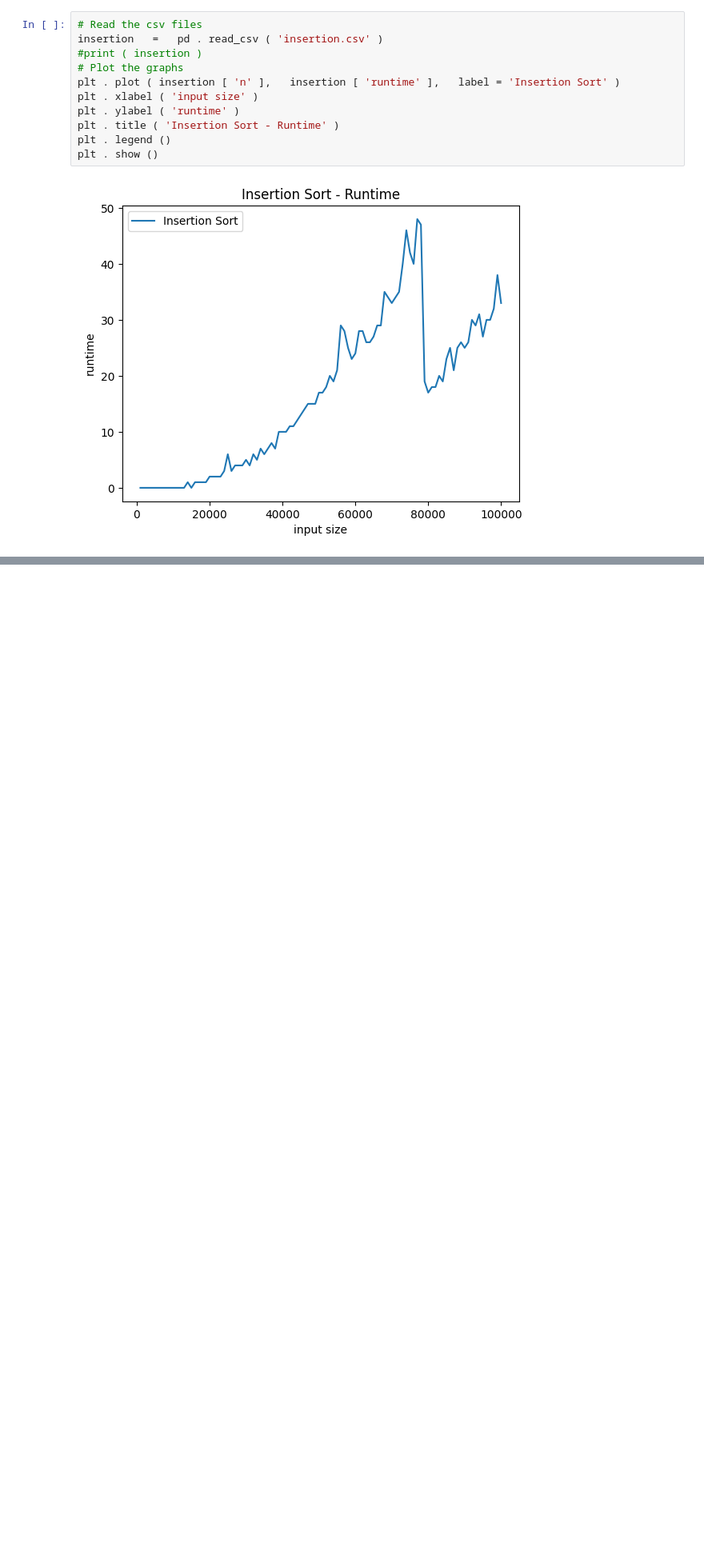
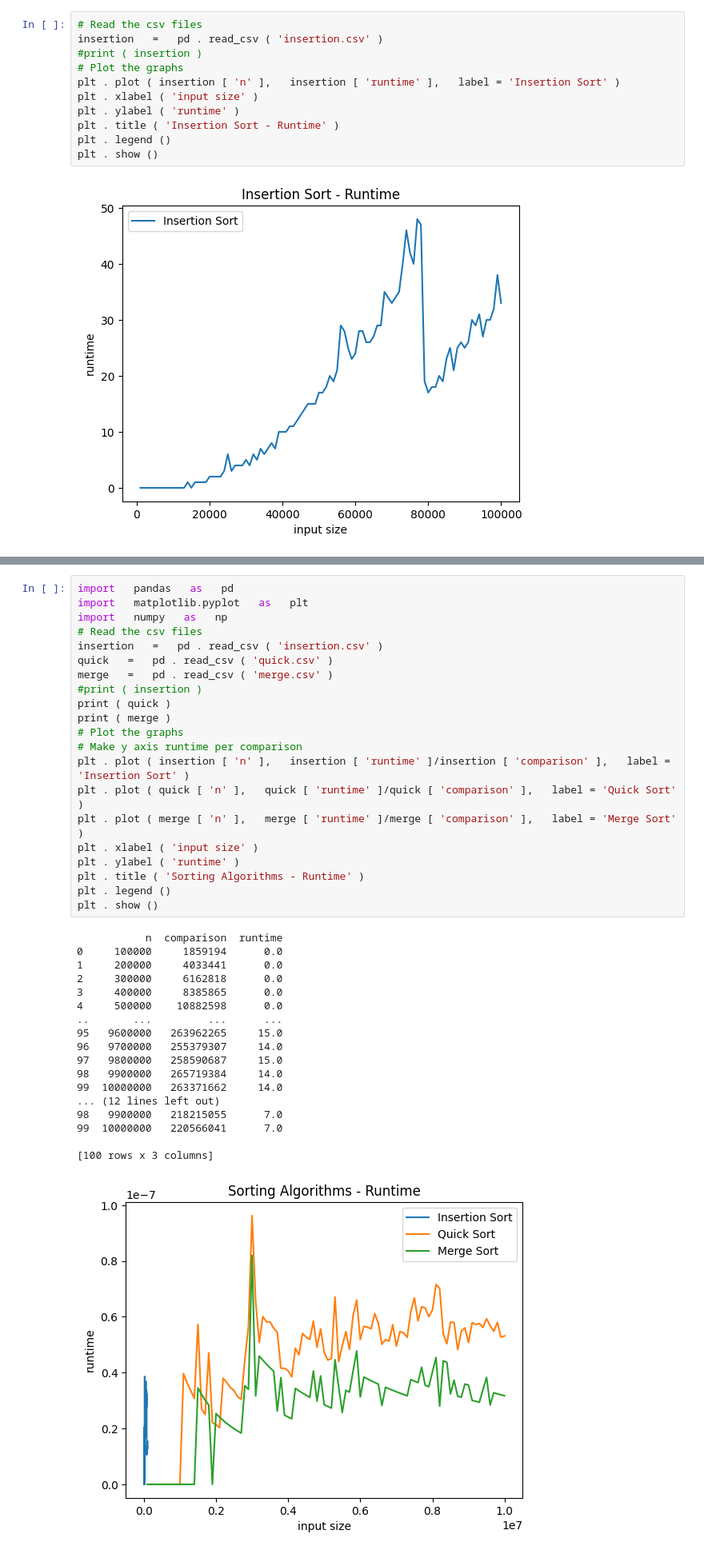
Before and after one commit to deep-mm/Analysis-Sorting-Algorithms, a Jupyter notebook: run_experiments.ipynb, the cells around one changed output, grey strips where cells are left out. Shown: that part at 80% size. Saved outputs shown, nothing was run; the diff lists cells and outputs as text; blank space fills up the shorter version.

```diff
--- a/run_experiments.ipynb
+++ b/run_experiments.ipynb
@@ -99,3 +99,43 @@ plt . legend ()
 plt . show ()
 # %% [output]
 [figure]
+# %%
+import   pandas   as   pd
+import   matplotlib.pyplot   as   plt
+import   numpy   as   np
+# Read the csv files
+insertion   =   pd . read_csv ( 'insertion.csv' )
+quick   =   pd . read_csv ( 'quick.csv' )
+merge   =   pd . read_csv ( 'merge.csv' )
+#print ( insertion )
+print ( quick )
+print ( merge )
+# Plot the graphs
+# Make y axis runtime per comparison
+plt . plot ( insertion [ 'n' ],   insertion [ 'runtime' ]/insertion [ 'comparison' ],   label = 'Insertion Sort' )
+plt . plot ( quick [ 'n' ],   quick [ 'runtime' ]/quick [ 'comparison' ],   label = 'Quick Sort' )
+plt . plot ( merge [ 'n' ],   merge [ 'runtime' ]/merge [ 'comparison' ],   label = 'Merge Sort' )
+plt . xlabel ( 'input size' )
+plt . ylabel ( 'runtime' )
+plt . title ( 'Sorting Algorithms - Runtime' )
+plt . legend ()
+plt . show ()
+# %% [output]
+           n  comparison  runtime
+0     100000     1859194      0.0
+1     200000     4033441      0.0
+2     300000     6162818      0.0
+3     400000     8385865      0.0
+4     500000    10882598      0.0
+..       ...         ...      ...
+95   9600000   263962265     15.0
+96   9700000   255379307     14.0
+97   9800000   258590687     15.0
+98   9900000   265719384     14.0
+99  10000000   263371662     14.0
+... (12 lines left out)
+98   9900000   218215055      7.0
+99  10000000   220566041      7.0
+
+[100 rows x 3 columns]
+[figure, added]
```
Also changed, not shown: parts of 3 cells of this notebook.
